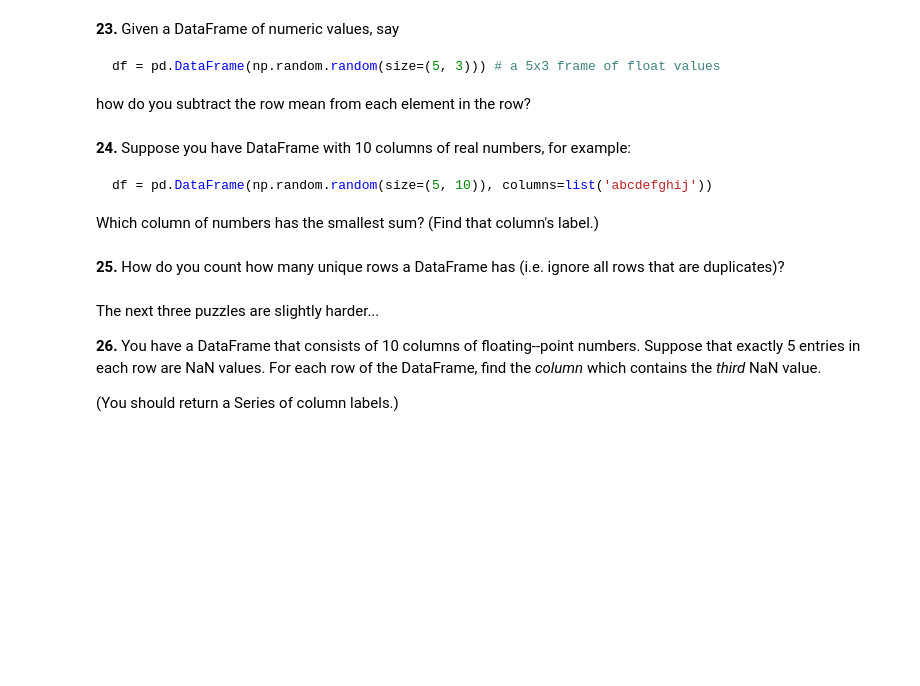
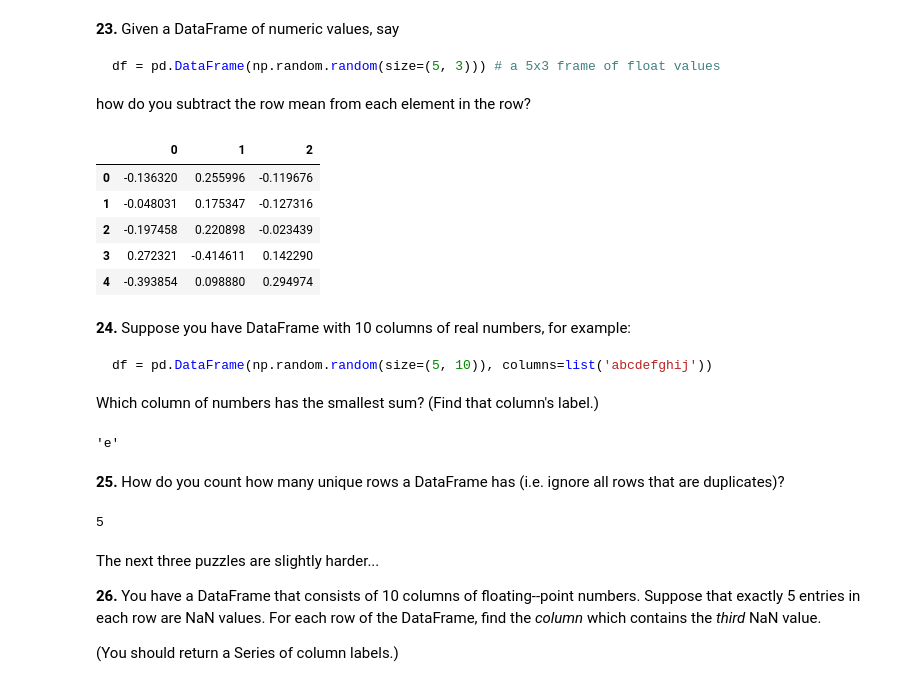
Before and after one commit to Akashkunwar/Guvi-assignment, a Jupyter notebook: pandas_tasks.ipynb, the cells around one changed output. Cells and saved outputs as stored; diff of their text form; code cells hidden in the pictures; blank space fills up the shorter version.

````diff
--- a/pandas_tasks.ipynb
+++ b/pandas_tasks.ipynb
@@ -233,6 +285,16 @@ df = pd.DataFrame(np.random.random(size=(5, 3))) # a 5x3 frame of float values
 ```
 
 how do you subtract the row mean from each element in the row?
+# %%
+df = pd.DataFrame(np.random.random(size=(5, 3)))
+df.sub(df.mean(axis=1), axis=0)
+# %% [output]
+|  | 0 | 1 | 2 |
+| 0 | -0.136320 | 0.255996 | -0.119676 |
+| 1 | -0.048031 | 0.175347 | -0.127316 |
+| 2 | -0.197458 | 0.220898 | -0.023439 |
+| 3 | 0.272321 | -0.414611 | 0.142290 |
+| 4 | -0.393854 | 0.098880 | 0.294974 |
 # %% [markdown]
 **24.** Suppose you have DataFrame with 10 columns of real numbers, for example:
 
@@ -240,8 +302,18 @@ how do you subtract the row mean from each element in the row?
 df = pd.DataFrame(np.random.random(size=(5, 10)), columns=list('abcdefghij'))
 ```
 Which column of numbers has the smallest sum? (Find that column's label.)
+# %%
+df = pd.DataFrame(np.random.random(size=(5, 10)), columns=list('abcdefghij'))
+df.sum().idxmin()
+# %% [output]
+'e'
 # %% [markdown]
 **25.** How do you count how many unique rows a DataFrame has (i.e. ignore all rows that are duplicates)?
+# %%
+df = pd.DataFrame(np.random.randint(0, 2, size=(10, 3)))
+len(df.drop_duplicates(keep=False))
+# %% [output]
+5
 # %% [markdown]
 The next three puzzles are slightly harder...
 
````
Also changed, not shown: parts of 13 cells of this notebook.
